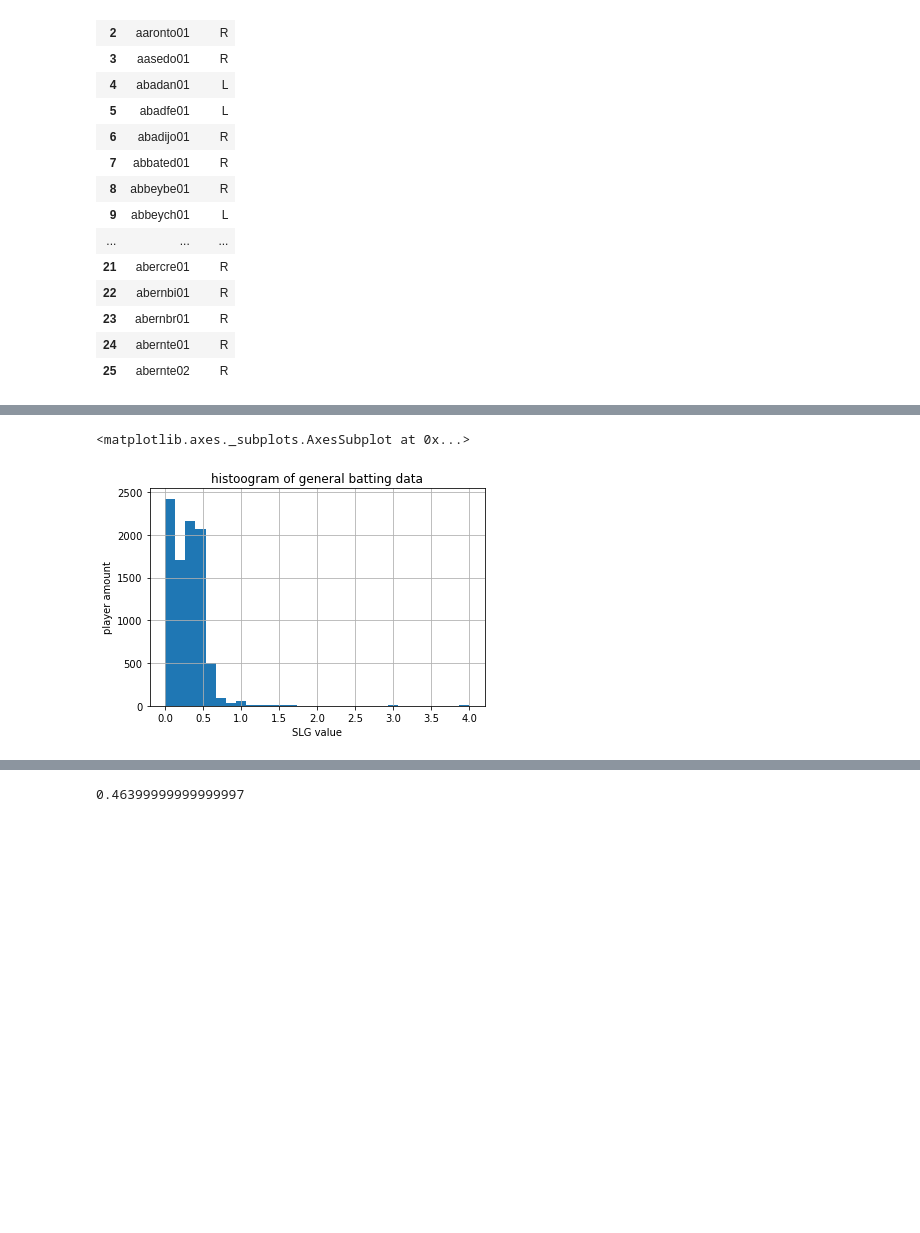
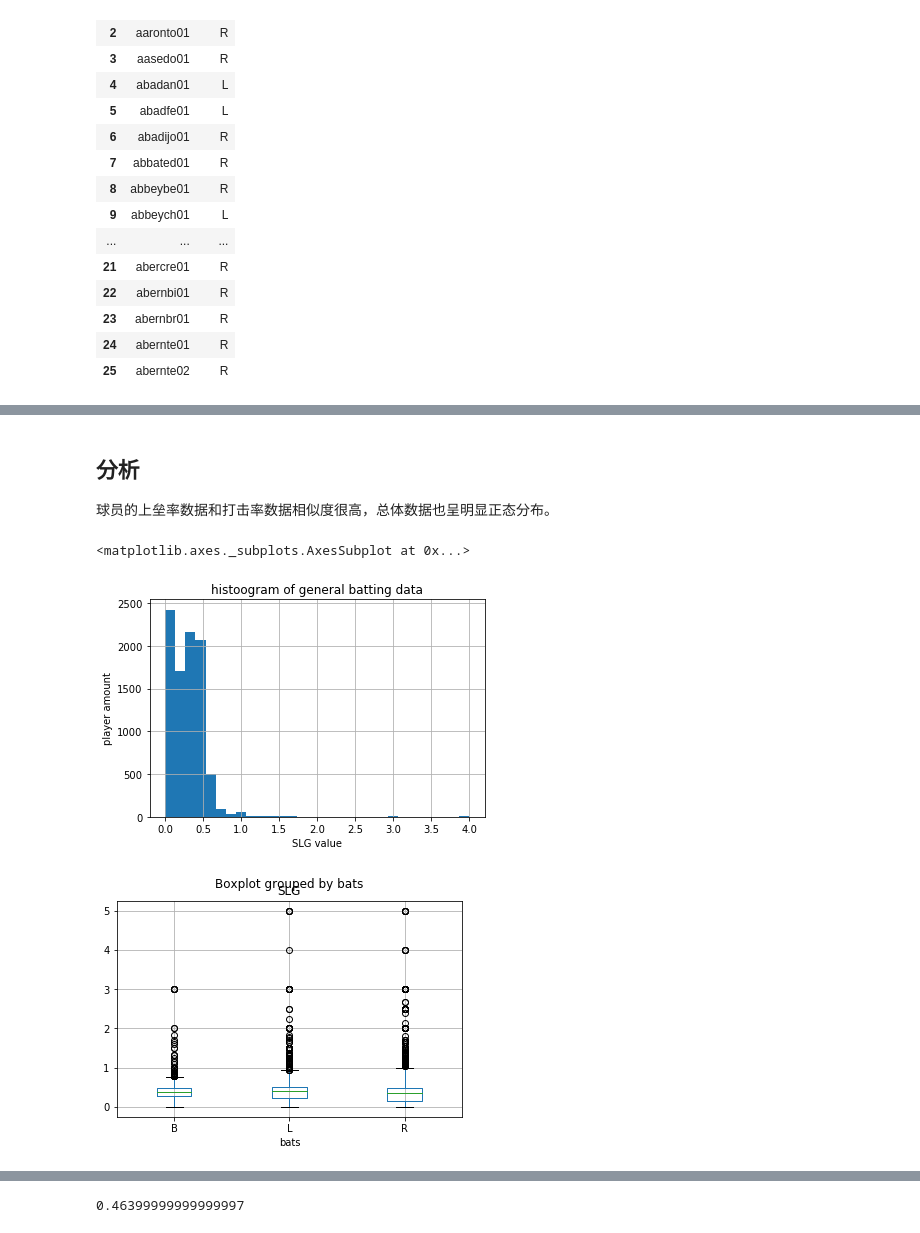
Before and after one commit to drklug/MLB-data-analysis, a Jupyter notebook: MLB_data_analysis.ipynb, the cells around one changed output, grey strips where cells are left out. Saved outputs shown, nothing was run; the diff lists cells and outputs as text; code cells hidden in the pictures; blank space fills up the shorter version.

```diff
--- a/MLB_data_analysis.ipynb
+++ b/MLB_data_analysis.ipynb
@@ -160,8 +167,13 @@ all_data["OBP"].hist(bins = 30)
+# %% [markdown]
+## 分析
+球员的上垒率数据和打击率数据相似度很高，总体数据也呈明显正态分布。
 # %%
 plt.xlabel("SLG value")
 plt.ylabel("player amount")
 plt.title("histoogram of general batting data")
 all_data["SLG"].hist(bins = 30)
+mixed_data.boxplot(column  = "SLG",by = "bats")
 # %% [output]
 <matplotlib.axes._subplots.AxesSubplot at 0x...>
 [figure]
+[figure, added]
```
Also changed, not shown: parts of 9 cells of this notebook, 1 other file.
